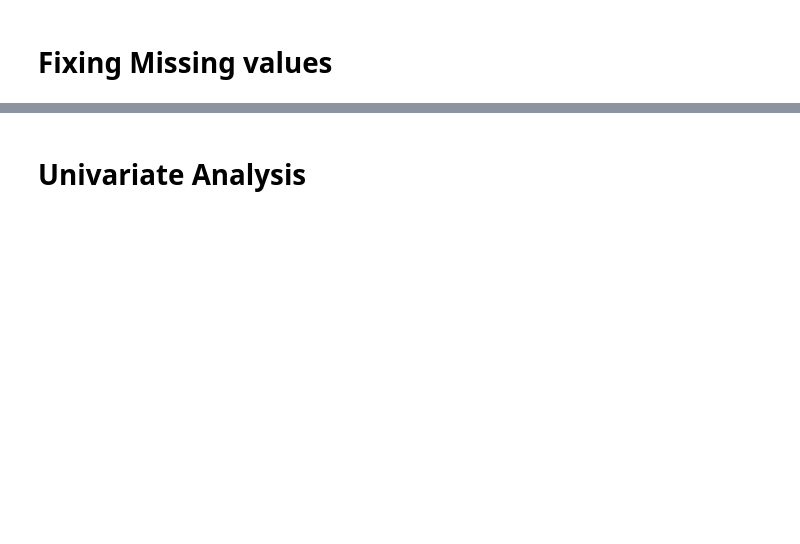
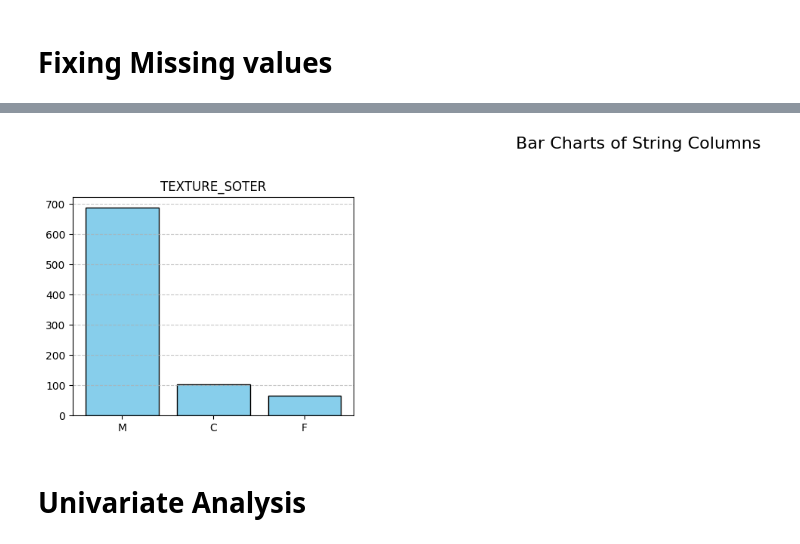
Before and after one commit to MohamedRamzi9/Data-Mining-Project, a Jupyter notebook: data_processing/soil.ipynb, the cells around one changed output, grey strips where cells are left out. Drawn from its saved outputs; the diff is of its cells as text; code cells hidden in the pictures; blank space fills up the shorter version.

```diff
--- a/data_processing/soil.ipynb
+++ b/data_processing/soil.ipynb
@@ -153,3 +228,26 @@ For example, when doing 'df[col].method(value, inplace=True)', try using 'df.met
+# %%
+string_cols = all_cols.select_dtypes(include=['object'])
+# plot bar charts for categorical columns
+cols_per_row = 4  # you can change to 3 or 5 depending on your screen
+
+def plot_bar_charts(string_cols):
+    n = len(string_cols.columns)
+    rows = math.ceil(n / cols_per_row)
+    plt.figure(figsize=(cols_per_row * 4, rows * 4))
+    plt.suptitle("Bar Charts of String Columns", fontsize=16, y=1.02)
+    for i, col in enumerate(string_cols.columns, 1):
+        plt.subplot(rows, cols_per_row, i)
+        value_counts = string_cols[col].value_counts()
+        plt.bar(value_counts.index, value_counts.values, color='skyblue', edgecolor='black')
+        plt.title(col)
+        plt.grid(axis='y', linestyle='--', alpha=0.7)
+
+    plt.tight_layout()
+    plt.show()
+
+plot_bar_charts(string_cols)
+# %% [output]
+[figure, added]
 # %% [markdown]
 # Univariate Analysis
 # %%
```
Also changed, not shown: parts of 10 cells of this notebook, 7 other files.
